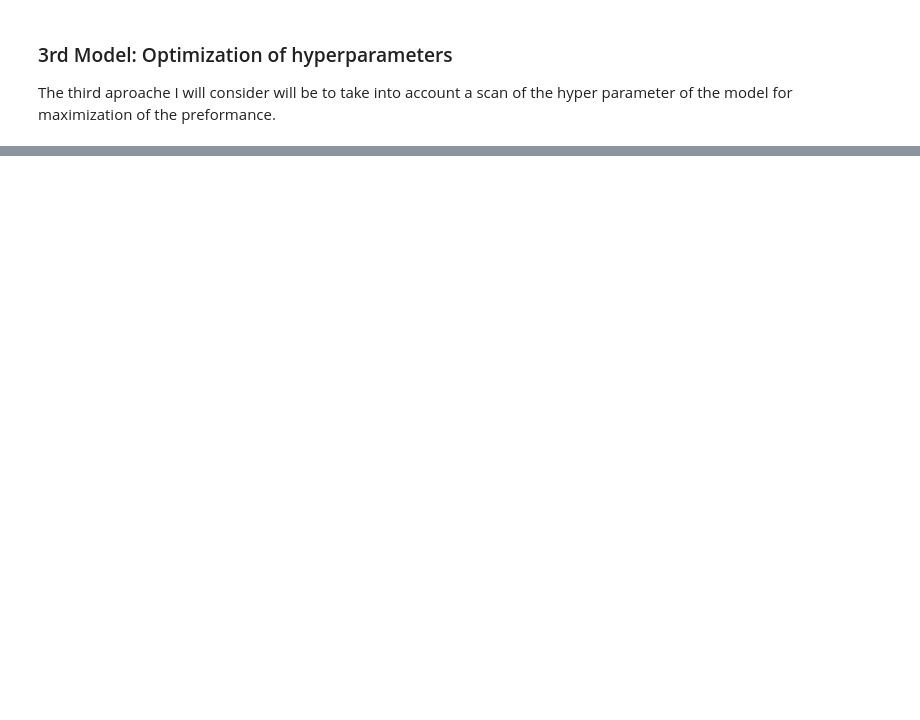
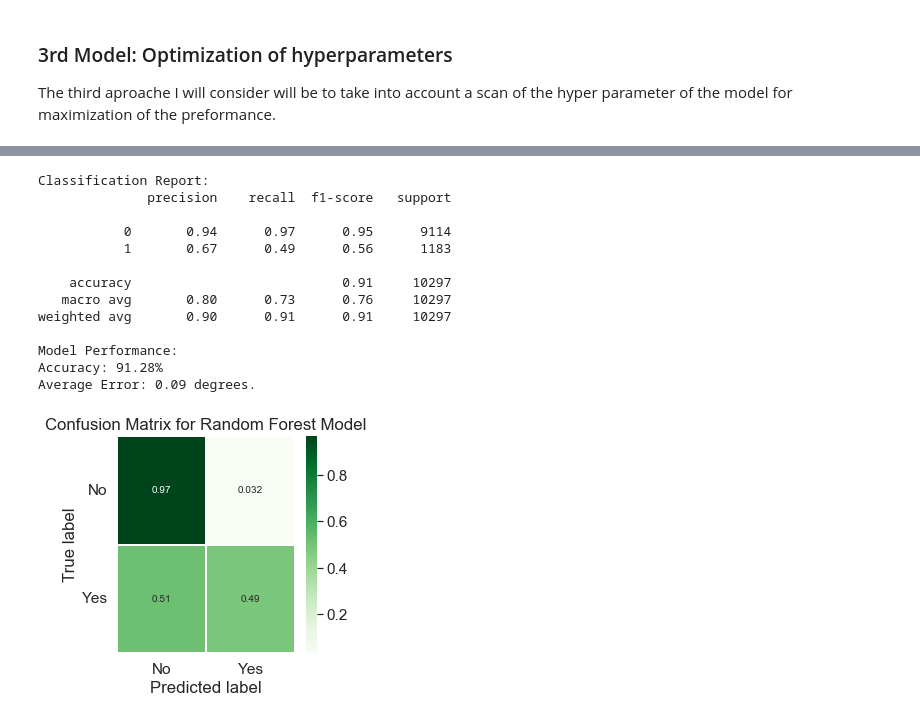
Before and after one commit to felipe-rojas-abatte/Marketing-Campaigns---kaggle, a Jupyter notebook: Main.ipynb, the cells around one changed output, grey strips where cells are left out. Drawn from its saved outputs; the diff is of its cells as text; code cells hidden in the pictures; blank space fills up the shorter version.

```diff
--- a/Untitled.ipynb
+++ b/Main.ipynb
@@ -296,4 +314,19 @@ best_random = classifier3.best_estimator_
 # %%
 y2_best_pred = best_random.predict(X2_test)
 # %%
-Classification_report(best_random, y2_best_pred, y2_test)
+Classification_report_full(best_random, y2_best_pred, y2_test)
+# %% [output]
+Classification Report:
+              precision    recall  f1-score   support
+
+           0       0.94      0.97      0.95      9114
+           1       0.67      0.49      0.56      1183
+
+    accuracy                           0.91     10297
+   macro avg       0.80      0.73      0.76     10297
+weighted avg       0.90      0.91      0.91     10297
+
+Model Performance:
+Accuracy: 91.28%
+Average Error: 0.09 degrees.
+[figure, added]
```
Also changed, not shown: parts of 9 cells of this notebook, 4 other files.
